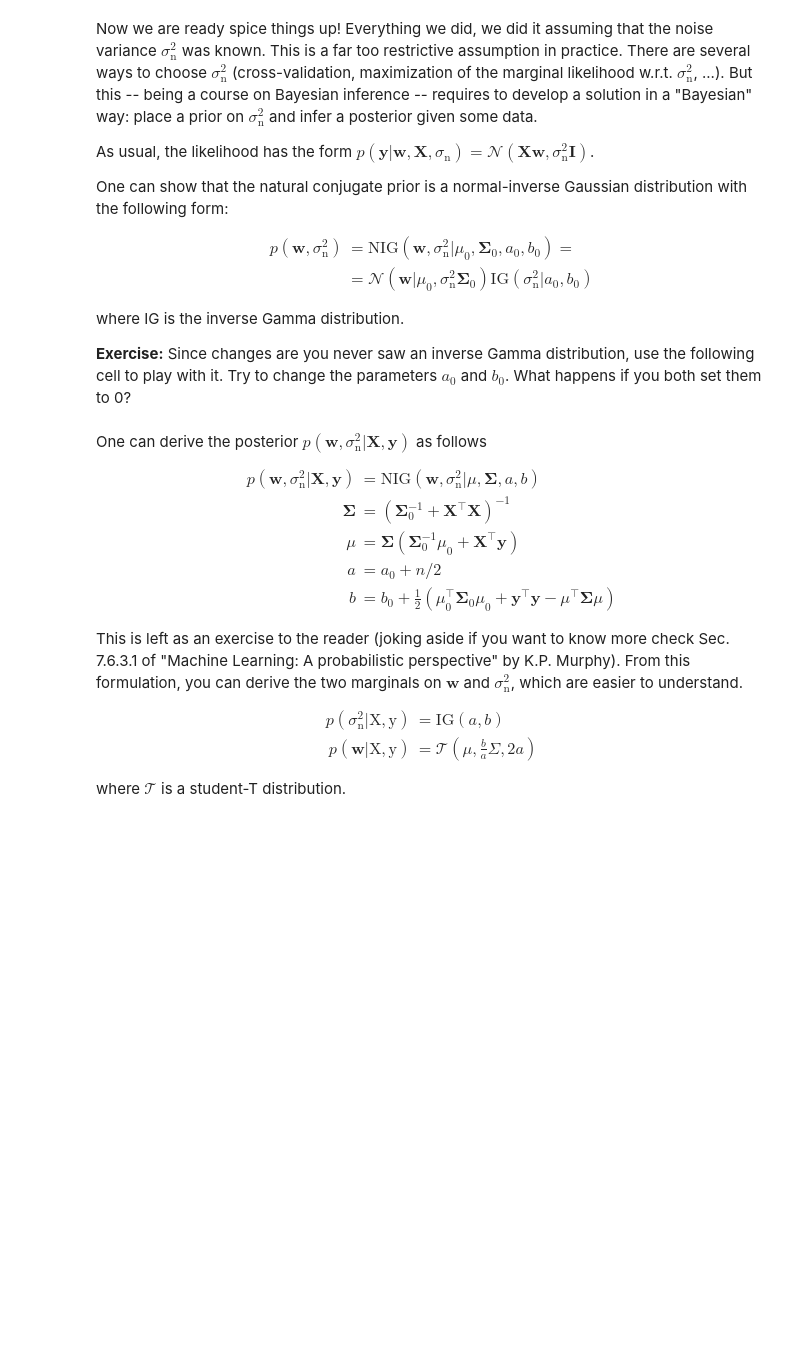
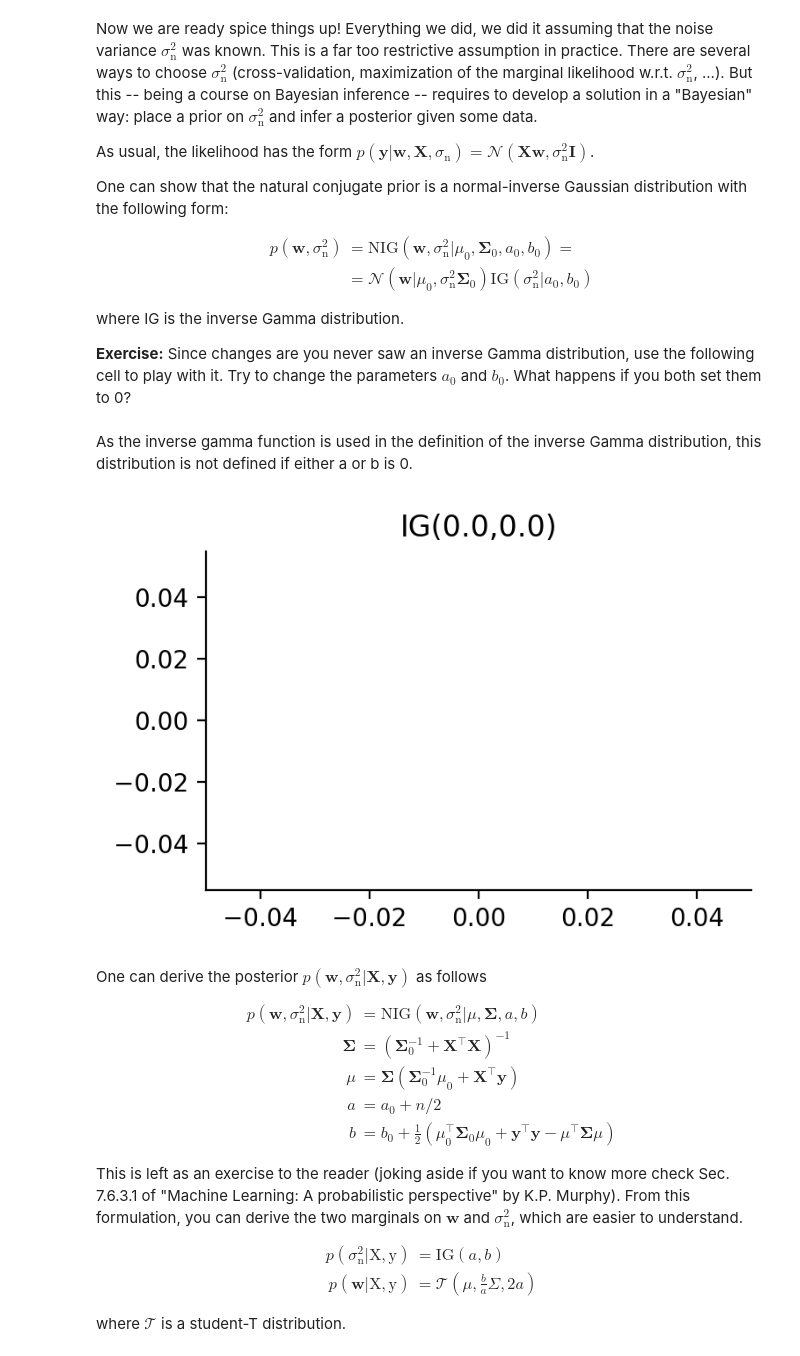
Before and after one commit to Codex1er/asi-labs, a Jupyter notebook: lab_week1-public/Bayesian_Linear_Regression.ipynb, the cells around one changed output. Saved outputs shown, nothing was run; the diff lists cells and outputs as text; code cells hidden in the pictures; blank space fills up the shorter version.

```diff
--- a/lab_week1-public/Bayesian_Linear_Regression.ipynb
+++ b/lab_week1-public/Bayesian_Linear_Regression.ipynb
@@ -613,15 +652,19 @@ p(\mathbf{w}, \sigma^2_\mathrm{n})  &= \mathrm{NIG}(\mathbf{w}, \sigma^2_\mathrm
 where IG is the inverse Gamma distribution.
 
 **Exercise:** Since changes are you never saw an inverse Gamma distribution, use the following cell to play with it. Try to change the parameters $a_0$ and $b_0$. What happens if you both set them to 0?
+# %% [markdown]
+As the inverse gamma function is used in the definition of the inverse Gamma distribution, this distribution is not defined if either a or b is 0.
 # %%
-a0, b0 = 1, 3
+a0, b0 = 0.0000, 0.000
 rv = scipy.stats.invgamma(a=a0, scale=b0)
 
 fig, ax = plt.subplots(figsize=[4, 2.5])
 xplot = np.linspace(0, 10, 100)
 ax.plot(xplot, rv.pdf(xplot))
 ax.set_title("IG(%.1f,%.1f)" % (a0, b0))
 plt.show()
+# %% [output]
+[figure, added]
 # %% [markdown]
 One can derive the posterior $p(\mathbf{w},\sigma_\mathrm{n}^2 | \mathbf{X}, \mathbf{y})$ as follows
 
```
Also changed, not shown: parts of 18 cells of this notebook.
